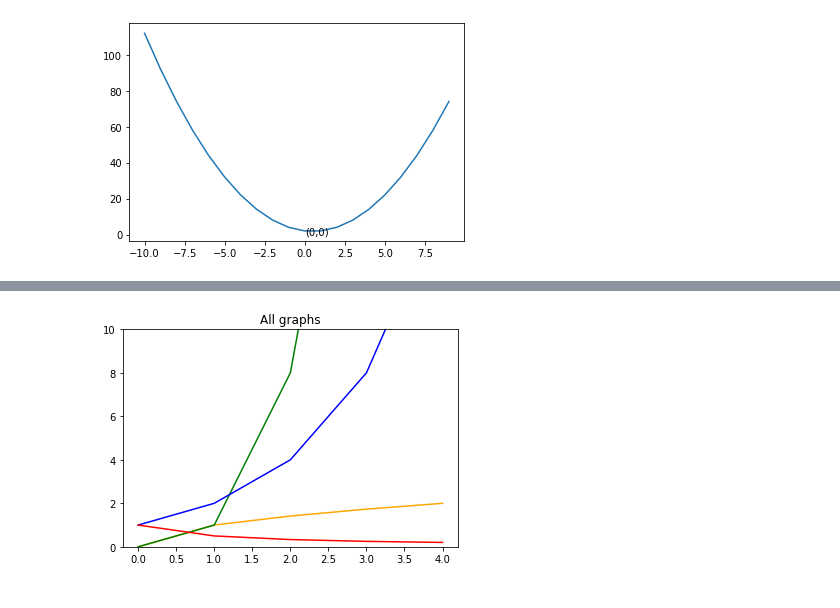
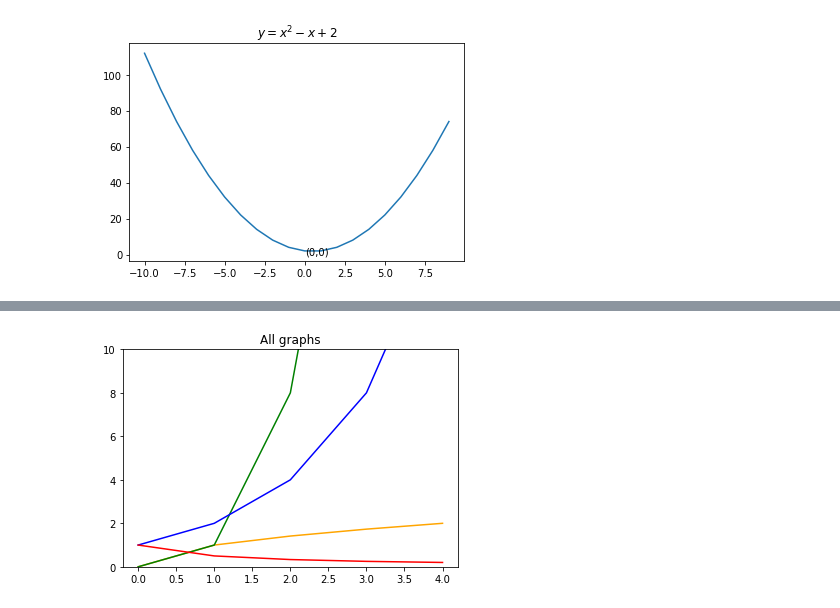
Before and after one commit to annah-vu/numpy-pandas-visualization-exercises, a Jupyter notebook: matplotlib_exercises.ipynb, the cells around one changed output, grey strips where cells are left out. Cells and saved outputs as stored; diff of their text form; code cells hidden in the pictures.

```diff
--- a/matplotlib_exercises.ipynb
+++ b/matplotlib_exercises.ipynb
@@ -1,11 +1,12 @@
 # %%
 #1.) plot y=x^2 - x + 2 that generates (x,y) points and add (0,0) to the graph
 
 import matplotlib.pyplot as plt
 x = list(range(-10,10))
 y = [n**2 - n + 2 for n in x]
 plt.plot(x,y)
 plt.text(0,0, '(0,0)', fontsize=10)
+plt.title('$y=x^2 - x +2$')
 plt.show()
 # %% [output]
-[figure, old version]
+[figure, new version]
```
Also changed, not shown: parts of 7 cells of this notebook, 1 other file.
